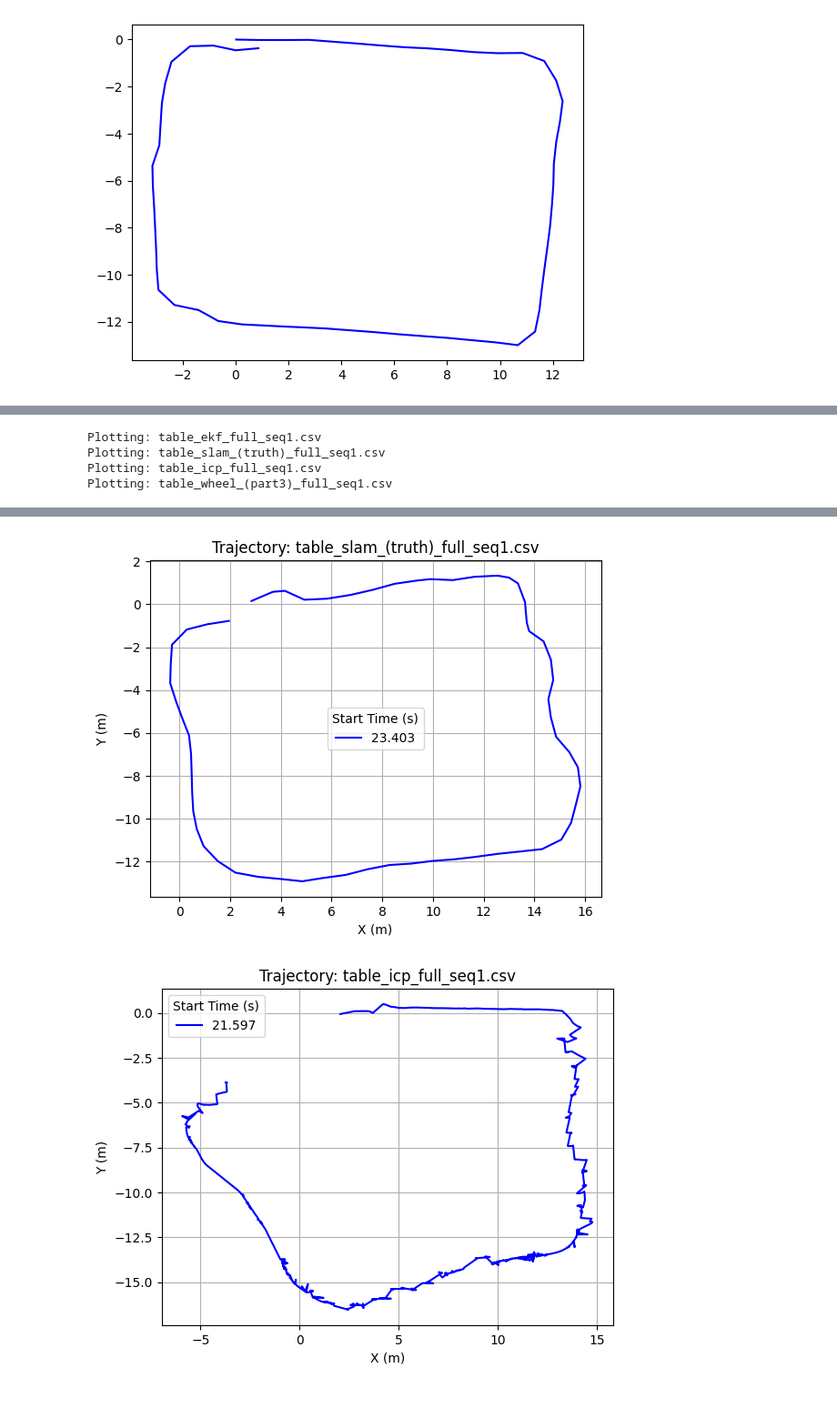
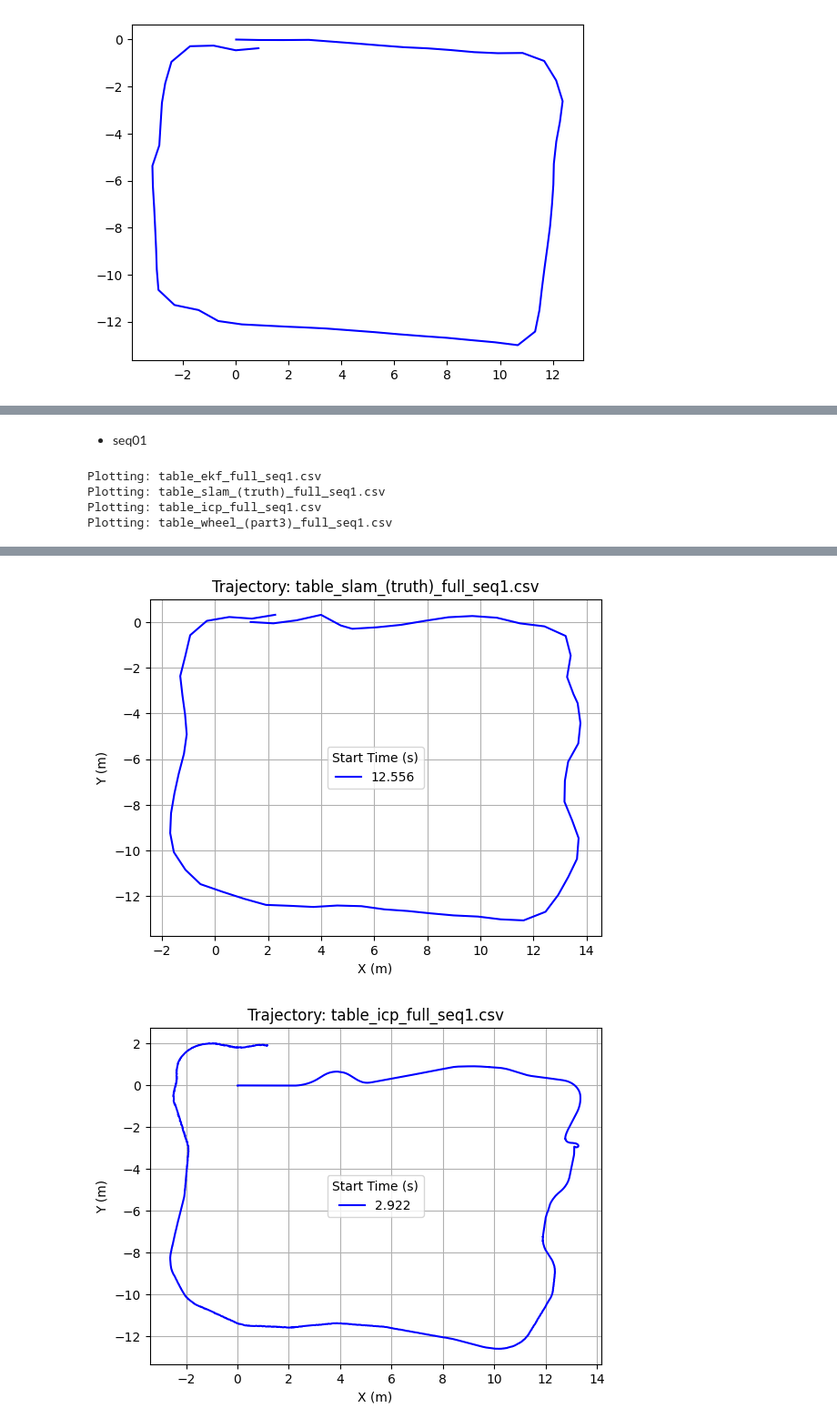
Before and after one commit to BoltonAthitDavies/fibo_mobilerobot, a Jupyter notebook: plot.ipynb, the cells around one changed output, grey strips where cells are left out. Shown at 91% size. Saved outputs shown, nothing was run; the diff lists cells and outputs as text; code cells hidden in the pictures; blank space fills up the shorter version.

```diff
--- a/plot.ipynb
+++ b/plot.ipynb
@@ -23,6 +357,6 @@ plt.plot(df['X (m)'], df['Y (m)'], label=df['Time (s)'].iloc[0], color='blue')
 # %%
 path = os.getcwd()
-folder_path = os.path.join(path, 'seq0_output')
+folder_path = os.path.join(path, 'data/seq0_v3_output')
 seq0_output = os.listdir(folder_path)
 
 for file_name in seq0_output:
@@ -57,6 +391,8 @@ Plotting: table_wheel_(part3)_full_seq0.csv
+# %% [markdown]
+- seq01
 # %%
 path = os.getcwd()
-folder_path = os.path.join(path, 'seq1_output')
+folder_path = os.path.join(path, 'data/seq1_v3_output')
 seq1_output = os.listdir(folder_path)
 
 for file_name in seq1_output:
@@ -88,2 +424,2 @@ Plotting: table_wheel_(part3)_full_seq1.csv
-[figure, old version]
+[figure, new version]
-[figure, old version]
+[figure, new version]
```
Also changed, not shown: parts of 25 cells of this notebook, 31 other files.
